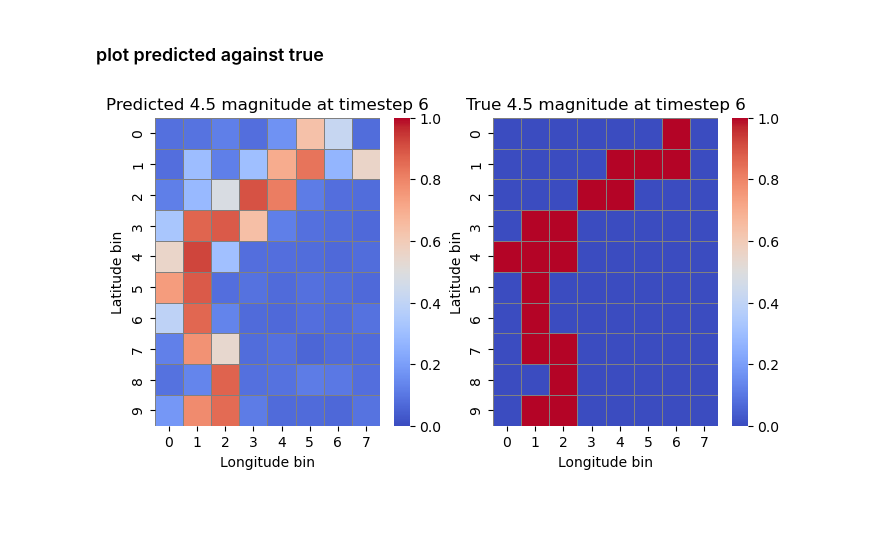
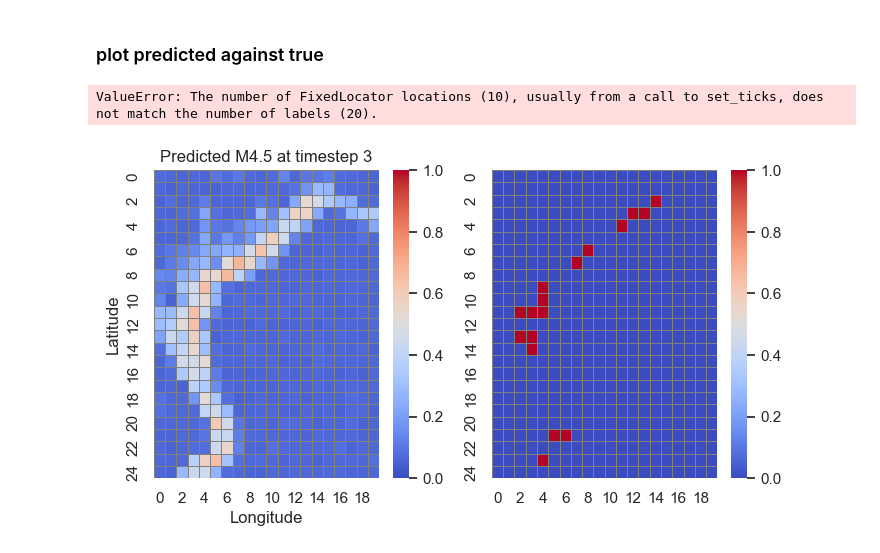
Before and after one commit to TheTrueSquirrel/thesis_spring_2023, a Jupyter notebook: LSTM.ipynb, the cells around one changed output. Cells and saved outputs as stored; diff of their text form; code cells hidden in the pictures; blank space fills up the shorter version.

Commit message:
model updates

```diff
--- a/LSTM.ipynb
+++ b/LSTM.ipynb
@@ -87,7 +87,7 @@ def dataset_generator(data, seq_length, samp_rate, stride, cutoff):
 # Set lookback timewindow
 lookback_window = 30 * 72
 cutoff = 4.5
-future_timesteps = 30
+future_timesteps = 14
 timewindow = lookback_window + future_timesteps
 samp_rate = 1
 stride = future_timesteps
@@ -186,7 +186,7 @@ model.add(BatchNormalization())
 model.add(Dense(y_train.shape[1], activation="sigmoid"))
 
 opt = keras.optimizers.Adam(learning_rate=0.001)
-loss = tf.keras.losses.BinaryFocalCrossentropy( apply_class_balancing=True, alpha=.7, gamma=1)
+loss = tf.keras.losses.BinaryFocalCrossentropy( apply_class_balancing=True, alpha=.8, gamma=1)
 model.compile(optimizer=opt, loss=loss, metrics=[keras.metrics.Precision(), keras.metrics.Recall()])
 model.build(input_shape=X_train.shape)
 model.summary()
@@ -243,5 +249,5 @@ Epoch 101/500
 # %% [markdown]
 ### predict
 # %%
-y_pred = model.predict(X_val)
+y_pred = model.predict(X_test)
 # %% [output]
@@ -254,7 +260,7 @@ from sklearn.metrics import precision_score
 from sklearn.metrics import recall_score
 from sklearn.metrics import f1_score
 from sklearn.metrics import classification_report
-# y_val = y_test
+y_val = y_test
 # accuracy: (tp + tn) / (p + n)
 accuracy = accuracy_score(np.array(y_val).flatten(), y_pred.flatten() >= .5)
 print('Accuracy: %f' % accuracy)
@@ -374,36 +380,45 @@ plt.show()
 # %%
 import seaborn as sns
 import matplotlib.pyplot as plt
 
 # Reshape data to grid
 y_pred = np.reshape(y_pred, (y_pred.shape[0], tensor.shape[1], tensor.shape[2]))
 true = np.reshape(y_val, (y_val.shape[0], tensor.shape[1], tensor.shape[2]))
 
 # Choose timesteps to plot
-timestep = 6
+timestep = 3
 
 
 # Extract the data for the chosen timesteps from the tensor
 data1 = y_pred[timestep, :, :]
 data2 = true[timestep, :, :]
 
 # Create a figure with two subplots
 fig, (ax1, ax2) = plt.subplots(ncols=2, figsize=(8, 4))
 
 # Plot the data in each subplot
 sns.heatmap(data1, cmap='coolwarm', vmin=0, vmax=1, linewidths=0.5, linecolor='grey', annot=False, ax=ax1)
 sns.heatmap(data2, cmap='coolwarm', vmin=0, vmax=1, linewidths=0.5, linecolor='grey', annot=False, ax=ax2)
 
 # Set the plot titles and axis labels
-ax1.set_title(f'Predicted {cutoff} magnitude at timestep {timestep}')
-ax1.set_xlabel('Longitude bin')
-ax1.set_ylabel('Latitude bin')
+ax1.set_title(f'Predicted M{cutoff} at timestep {timestep}')
+ax1.set_xlabel('Longitude')
+ax1.set_ylabel('Latitude')
 
-ax2.set_title(f'True {cutoff} magnitude at timestep {timestep}')
-ax2.set_xlabel('Longitude bin')
-ax2.set_ylabel('Latitude bin')
+# lon_centers = [(interval.left + interval.right) / 2 for interval in grouped.index.levels[0]]
+# lat_centers = [(interval.left + interval.right) / 2 for interval in grouped.index.levels[1]]
+ax1.set_xticklabels(grouped.index.levels[0], rotation=90)
+ax1.set_yticklabels(grouped.index.levels[1].sort_values(ascending=False), rotation=0)
+
+ax2.set_title(f'True M{cutoff} at timestep {timestep}')
+ax2.set_xticklabels(grouped.index.levels[0], rotation=90)
+ax2.set_yticklabels([])
+ax2.set_xlabel('Longitude')
+# ax2.set_ylabel(['Latitude'])
 
 # Show the plot
+plt.savefig("graphs/LSTM_72M_1M_t4", bbox_inches="tight")
 plt.show()
 # %% [output]
+ValueError: The number of FixedLocator locations (10), usually from a call to set_ticks, does not match the number of labels (20).
-[figure, old version]
+[figure, new version]
```
Also changed, not shown: parts of 10 cells of this notebook, 22 other files.
